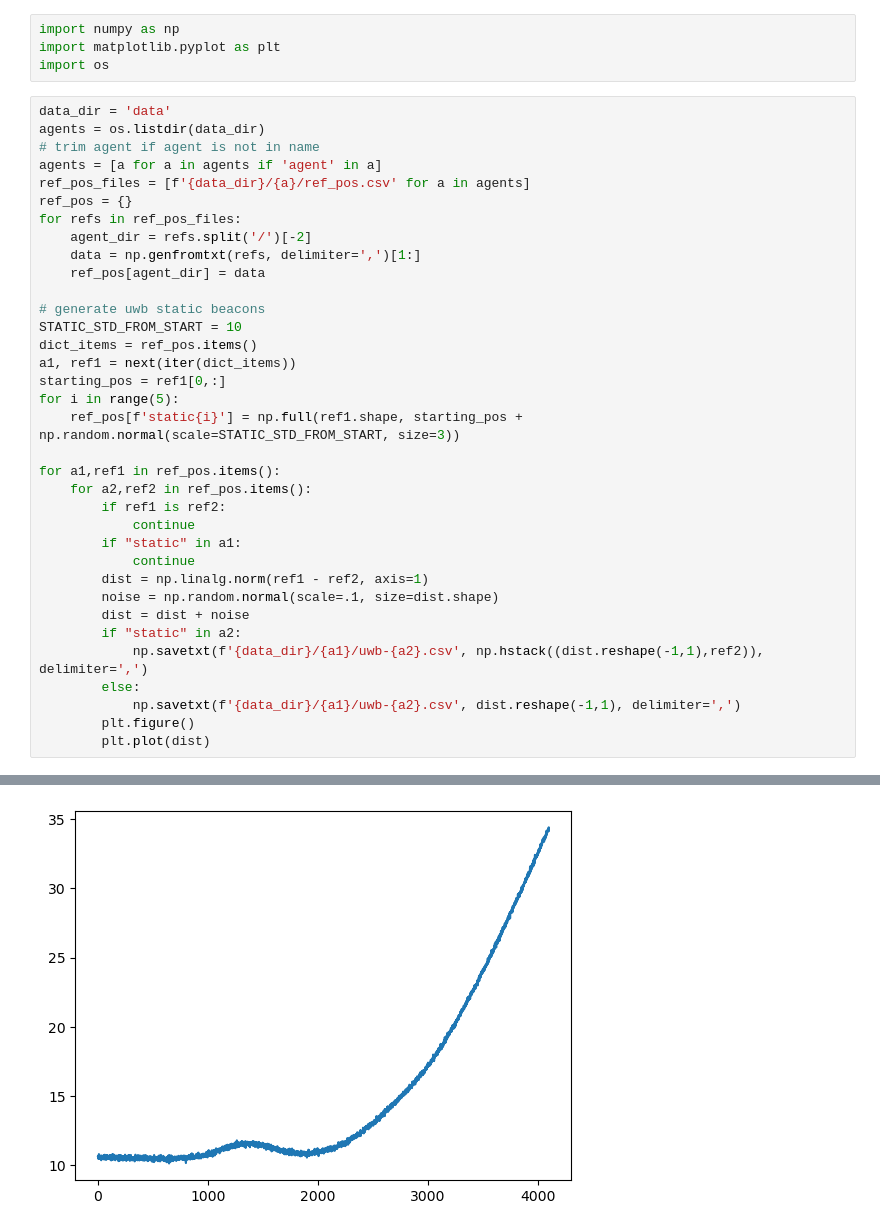
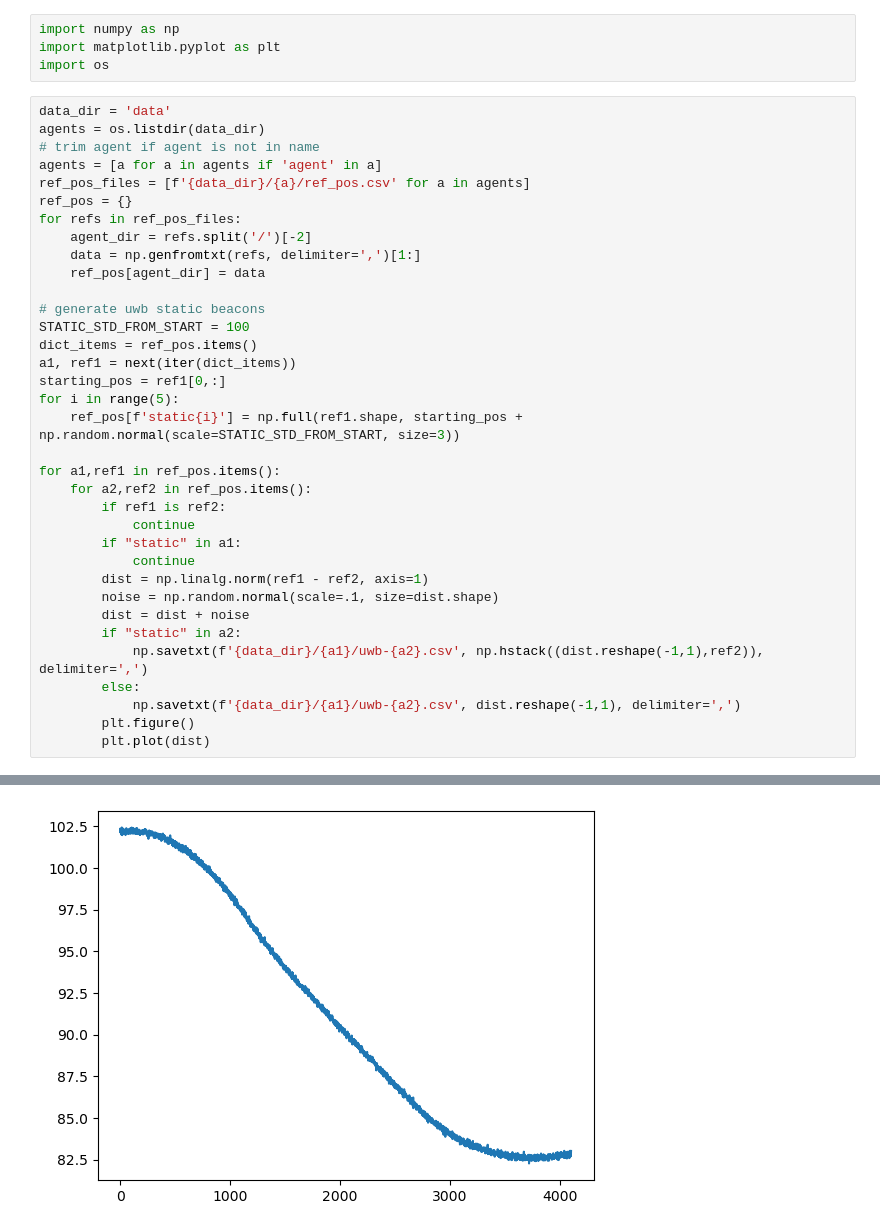
Before and after one commit to simutisernestas/jubilant-dollop, a Jupyter notebook: uwb.ipynb, the cells around one changed output, grey strips where cells are left out. Drawn from its saved outputs; the diff is of its cells as text.

```diff
--- a/uwb.ipynb
+++ b/uwb.ipynb
@@ -15,7 +15,7 @@ for refs in ref_pos_files:
     ref_pos[agent_dir] = data
 
 # generate uwb static beacons
-STATIC_STD_FROM_START = 10
+STATIC_STD_FROM_START = 100
 dict_items = ref_pos.items()
 a1, ref1 = next(iter(dict_items))
 starting_pos = ref1[0,:]
@@ -51 +51 @@ for a1,ref1 in ref_pos.items():
-[figure, old version]
+[figure, new version]
```
Also changed, not shown: parts of 1 cell of this notebook, 1 other file.
